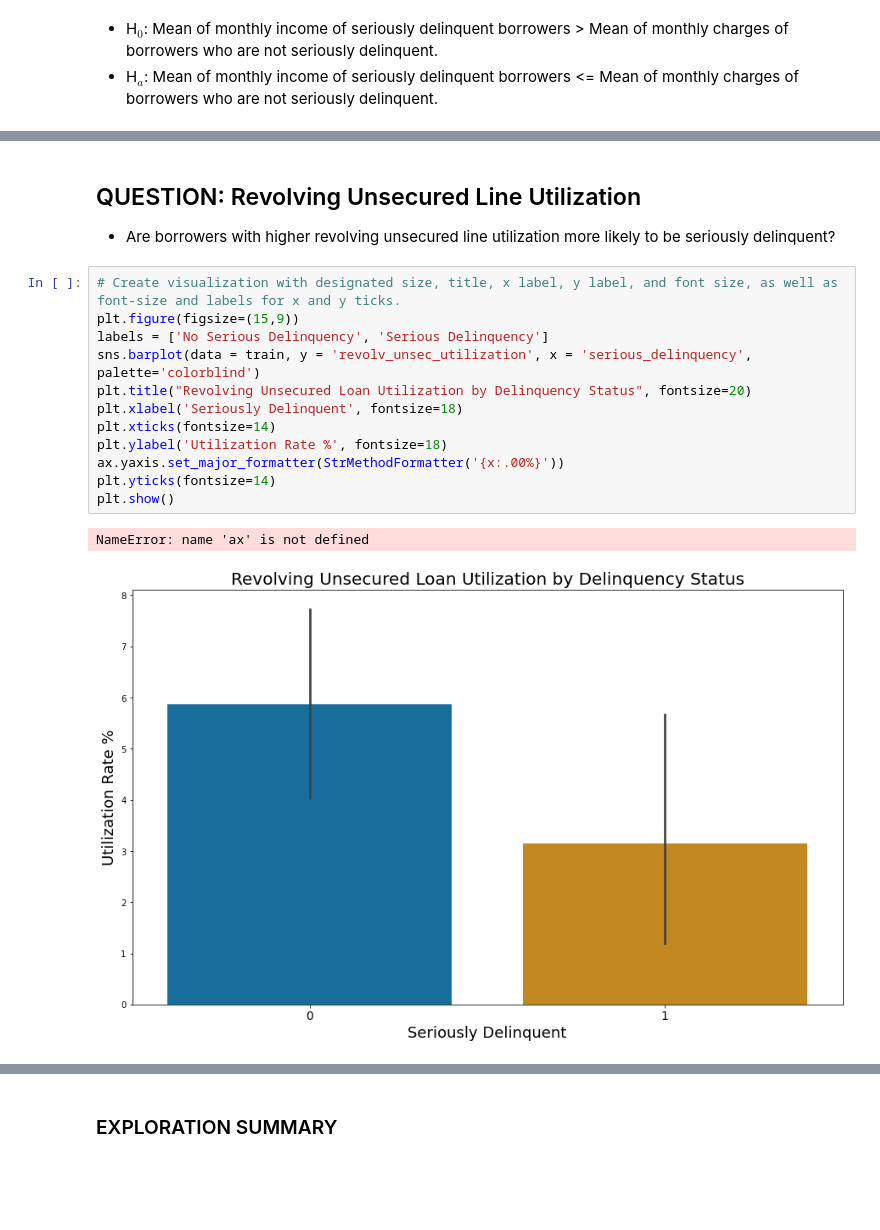
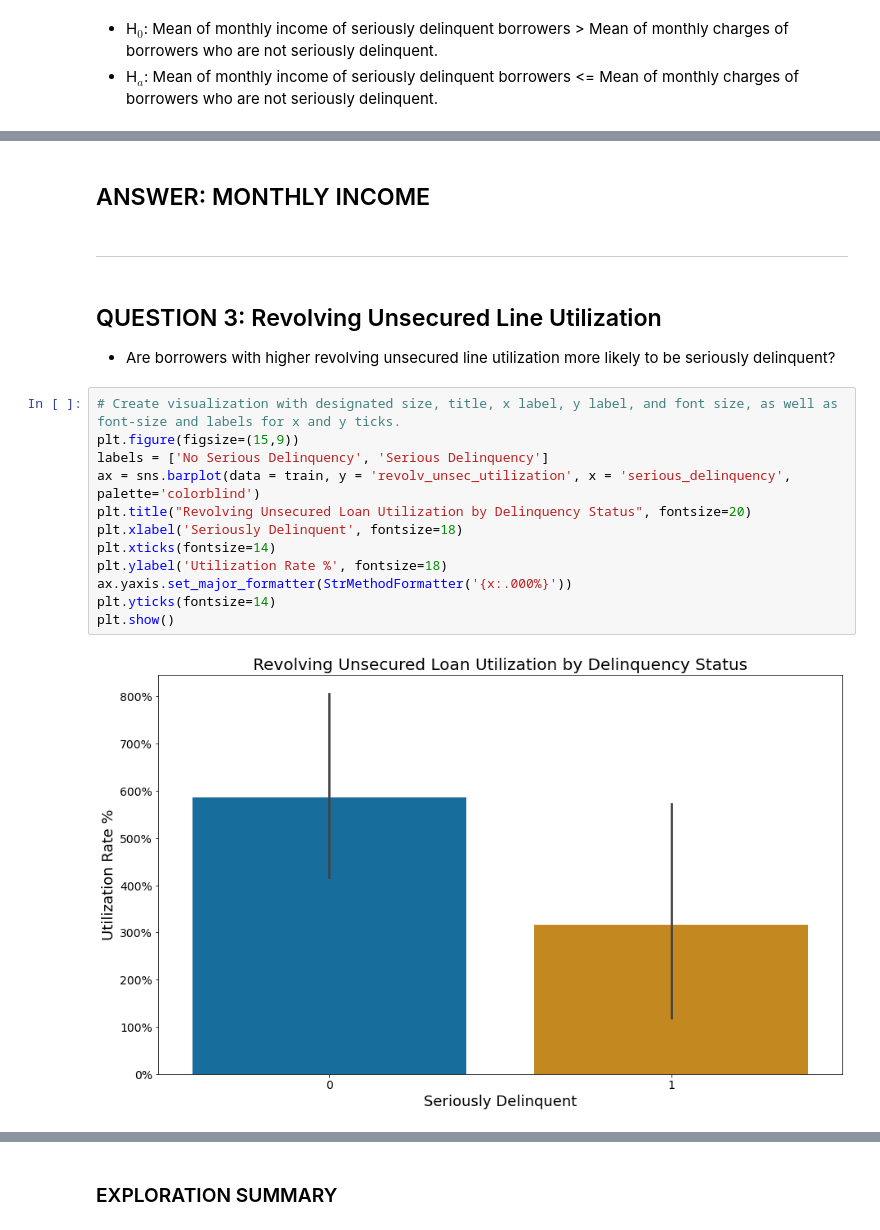
Before and after one commit to rachelrobbinsmayhill/Personal-Project, a Jupyter notebook: final_report.ipynb, the cells around one changed output, grey strips where cells are left out. Drawn from its saved outputs; the diff is of its cells as text; blank space fills up the shorter version.

```diff
--- a/final_report.ipynb
+++ b/final_report.ipynb
@@ -319,20 +372,23 @@ is p/2 < alpha?  True
+# %% [markdown]
+## ANSWER: MONTHLY INCOME
+# %% [markdown]
+---
 # %% [markdown]
-## QUESTION: Revolving Unsecured Line Utilization
+## QUESTION 3: Revolving Unsecured Line Utilization
 - Are borrowers with higher revolving unsecured line utilization more likely to be seriously delinquent?
 # %%
 # Create visualization with designated size, title, x label, y label, and font size, as well as font-size and labels for x and y ticks.
 plt.figure(figsize=(15,9))
 labels = ['No Serious Delinquency', 'Serious Delinquency']
-sns.barplot(data = train, y = 'revolv_unsec_utilization', x = 'serious_delinquency', palette='colorblind')
+ax = sns.barplot(data = train, y = 'revolv_unsec_utilization', x = 'serious_delinquency', palette='colorblind')
 plt.title("Revolving Unsecured Loan Utilization by Delinquency Status", fontsize=20)
 plt.xlabel('Seriously Delinquent', fontsize=18)
 plt.xticks(fontsize=14)
 plt.ylabel('Utilization Rate %', fontsize=18)
-ax.yaxis.set_major_formatter(StrMethodFormatter('{x:.00%}'))
+ax.yaxis.set_major_formatter(StrMethodFormatter('{x:.000%}'))
 plt.yticks(fontsize=14)
 plt.show()
 # %% [output]
-NameError: name 'ax' is not defined
-[figure, old version]
+[figure, new version]
 # %%
 train.groupby(['serious_delinquency']).revolv_unsec_utilization.agg(['min', 'mean', 'max'])
```
Also changed, not shown: parts of 63 cells of this notebook.
